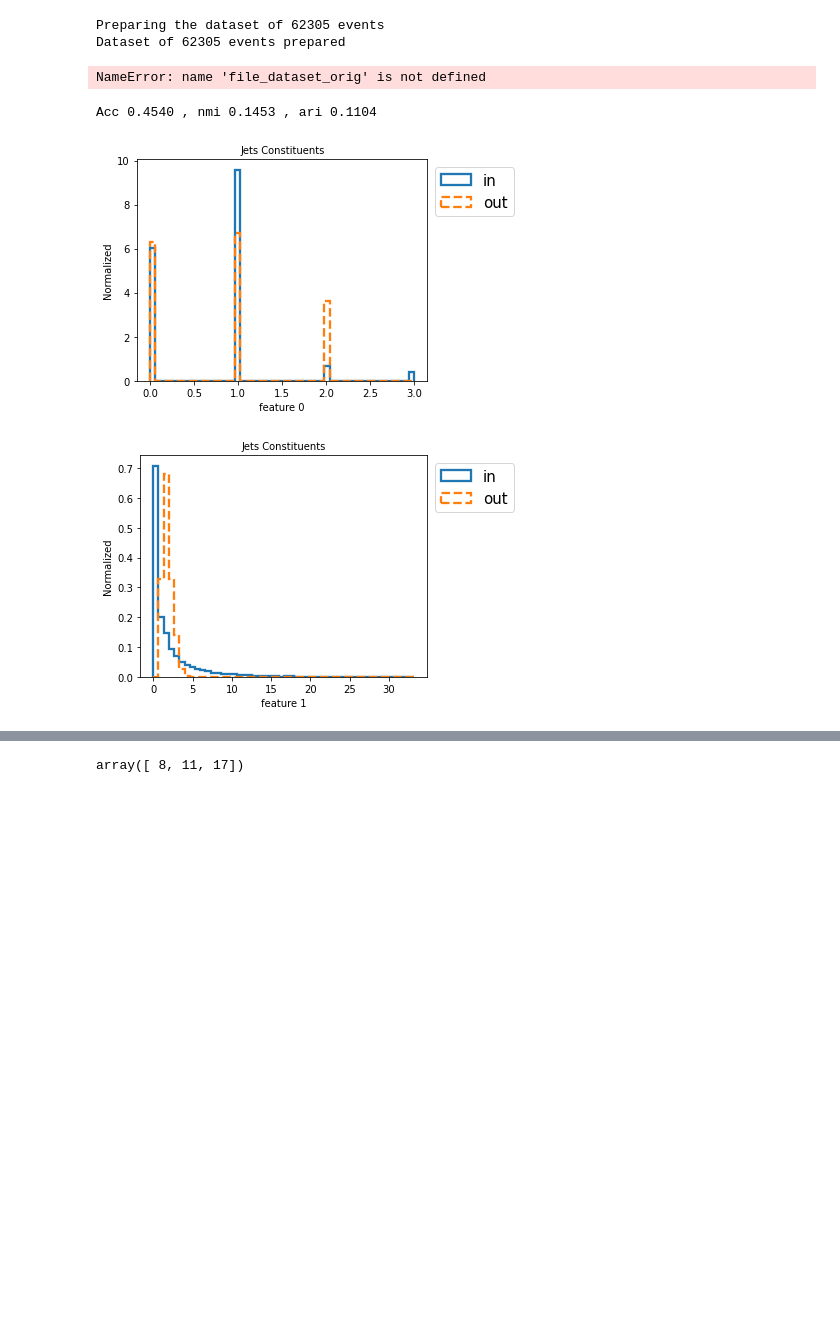
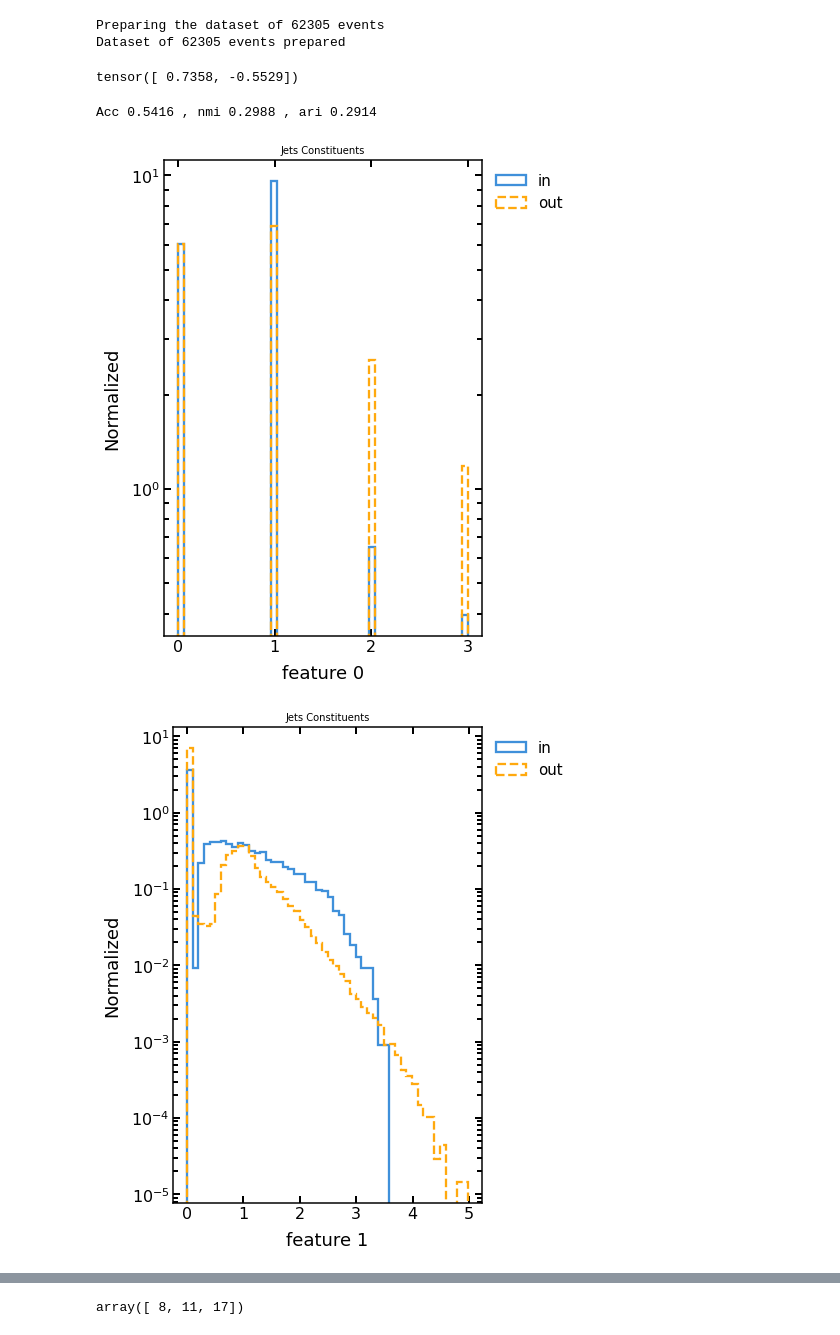
Before and after one commit to chernyavskaya/AnomalyClustering, a Jupyter notebook: testing_graph_clustering.ipynb, the cells around one changed output, grey strips where cells are left out. Drawn from its saved outputs; the diff is of its cells as text; code cells hidden in the pictures; blank space fills up the shorter version.

```diff
--- a/testing_graph_clustering.ipynb
+++ b/testing_graph_clustering.ipynb
@@ -54,18 +54,25 @@ n_proc = 3
 (unique, counts) = np.unique(file_dataset[:,:,0], return_counts=True)
 procs_sorted, counts_sorted = zip(*sorted(zip(unique, counts), key=lambda x: x[1],reverse=True))
 top_proc_mask = np.isin(file_dataset[:,0,0], procs_sorted[:n_proc]) #choose top 3
-file_dataset = file_dataset[top_proc_mask][:,1:12,:]
+file_dataset = file_dataset[top_proc_mask][:,0:12,:]
+file_dataset[:,:,2] = np.log(file_dataset[:,:,2]+1)
+file_dataset[:,:,3] = np.log(file_dataset[:,:,3]+1)
 
 datas = []
 tot_evt =  file_dataset.shape[0]# int(1e4)
 print('Preparing the dataset of {} events'.format(tot_evt))
-n_objs = 11
-adj = [csr_matrix(np.ones((n_objs,n_objs)) - np.eye(n_objs))]*tot_evt
-edge_index = [from_scipy_sparse_matrix(a)[0] for a in adj]
-x = [torch.tensor(file_dataset[i_evt,:,1:], dtype=torch.float) for i_evt in range(tot_evt)]
+n_objs = 12
+#adj = [csr_matrix(np.ones((n_objs,n_objs)) - np.eye(n_objs))]*tot_evt
+#edge_index = [from_scipy_sparse_matrix(a)[0] for a in adj]
+adj_non_con = make_adjacencies(file_dataset)
+adj_non_connected = [csr_matrix(adj_non_con[i]) for i in range(tot_evt)]
+edge_index = [from_scipy_sparse_matrix(a)[0] for a in adj_non_connected]
+
+x = [torch.tensor(file_dataset[i_evt,1:,1:], dtype=torch.float) for i_evt in range(tot_evt)]
 y = [torch.tensor(int(file_dataset[i_evt,0,0]), dtype=torch.int) for i_evt in range(tot_evt)]
-datas = [Data(x=x_jet, edge_index=edge_index_jet,y=torch.unsqueeze(u_jet, 0))
-    for x_jet,edge_index_jet,u_jet in zip(x,edge_index,y)]
+met = [torch.tensor(file_dataset[i_evt,0,[2,5]], dtype=torch.float) for i_evt in range(tot_evt)]
+datas = [Data(x=x_event, edge_index=edge_index_event,y=torch.unsqueeze(y_event, 0),x_met=met_event)
+    for x_event,edge_index_event,y_event,met_event in zip(x,edge_index,y,met)]
 print('Dataset of {} events prepared'.format(tot_evt))
 dataset  = GraphDataset(datas)
 device = torch.device('cuda:0' if torch.cuda.is_available() else 'cpu')
@@ -73,32 +80,9 @@ device = torch.device('cuda:0' if torch.cuda.is_available() else 'cpu')
 Preparing the dataset of 62305 events
 Dataset of 62305 events prepared
 # %%
-def eppt_to_xyz(pt, eta, phi):
-    px = pt*np.cos(phi)
-    py =  pt*np.sin(phi)
-    pz = pt * np.sinh(eta)
-    e = np.sqrt(np.square(pt)+np.square(pz)) #no mass, mass = 0
-    return e,px,py,pz
-
-
-file_dataset = file_dataset_orig[:,0:1,:]
-mask = (file_dataset[:,:,2]>0.25) & (file_dataset[:,:,3]>0.25) & (file_dataset[:,:,1]==1) & (file_dataset[:,:,0]==17)
-rear_first = np.stack([file_dataset[:,:,2][mask],file_dataset[:,:,3][mask],file_dataset[:,:,4][mask],file_dataset[:,:,5][mask]],axis=-1)
-
-jet1_e,jet1_px,jet1_py,jet1_pz = eppt_to_xyz( file_dataset[:,:,2][mask], file_dataset[:,:,4][mask], file_dataset[:,:,3][mask])
-rear_second = np.stack([jet1_e,jet1_px,jet1_py,jet1_pz],axis=-1)
-#np.expand_dims(jet1_e,-1),np.expand_dims(jet1_px,-1),np.expand_dims(jet1_py,-1),np.expand_dims(jet1_pz,-1)]
-
-rear = np.concatenate([rear_first,rear_second],axis=-1)
-for i in range(rear.shape[-1]):
-    plt.figure(figsize=(10,8))
-    bins = np.linspace(-50, 50, 100)
-    if i==2 or i==3 :#or i==5 or i==6:
-        bins = np.linspace(-3, 3, 100)
-    plot = plt.hist(rear[:,i],bins=bins)
-   # plt.semilogy( )
+datas[0].x_met
 # %% [output]
-NameError: name 'file_dataset_orig' is not defined
+tensor([ 0.7358, -0.5529])
 # %%
 from sklearn.metrics import adjusted_rand_score as ari_score
 from sklearn.metrics.cluster import normalized_mutual_info_score as nmi_score
@@ -111,14 +95,14 @@ num_clusters_dict = {}
 for num_cluster in [3]:
     model = IDEC(input_shape = [11,5],
                 hidden_channels = [10, 12, 16, 20, 25, 30,40],
-                latent_dim =8,
+                latent_dim =5,
                 n_clusters=num_cluster,
                 alpha=1,
                 pretrain_path='data_graph/graph_ae_pretrain.pkl'
     ).to(device)
 
     model.load_state_dict(torch.load(
-"/eos/user/n/nchernya/MLHEP/AnomalyDetection/AnomalyClustering/IDEC/data_graph/graph_ae_pretrain_top_3_emb_new_fullmodel_num_clust_{}.pkl".format(num_cluster)))
+"/eos/user/n/nchernya/MLHEP/AnomalyDetection/AnomalyClustering/IDEC/data_graph/graph_ae_pretrain_top_3_emb_log_real_part_huber_fullmodel_num_clust_{}.pkl".format(num_cluster)))
 
     batch_size=256
     test_loader = DataLoader(
@@ -147,35 +131,35 @@ for num_cluster in [3]:
     num_clusters_dict[num_cluster]['db_score'] = davies_bouldin_score(latent_pred[idx], predicted_reassigned[idx])
     num_clusters_dict[num_cluster]['ch_score'] = calinski_harabasz_score(latent_pred[idx], predicted_reassigned[idx])
 # %% [output]
-Acc 0.4540 , nmi 0.1453 , ari 0.1104
+Acc 0.5416 , nmi 0.2988 , ari 0.2914
 # %%
 sys.path.append(os.path.abspath(os.path.join('../')))
 import vande.util.util_plotting as vande_plot
 reload(vande_plot)
 
 #t = file_dataset[:int(1e3),:,2:]
 #t = t.reshape((t.shape[0])*t.shape[1],t.shape[2])
 
 #t = np.vstack(emb_input)
 
 t = file_dataset[:int(1e3),:,1:]
 t = t.reshape((t.shape[0])*t.shape[1],t.shape[2])
 
 pred_features = np.array([model.forward(d.x.to(device),d.edge_index.to(device),d.batch.to(device))[0].data.cpu().numpy() for i,d in enumerate(test_loader)])
 pred_features_small = pred_features[:,:,4:]
 
 pr_f = np.expand_dims(np.argmax(np.exp(pred_features[:,:,0:4]),axis=-1),axis=-1)
 pred_features_small = np.concatenate([pr_f,pred_features[:,:,4:]],axis=-1)
 
 pred_features_2 = pred_features_small.reshape((pred_features_small.shape[0])*pred_features_small.shape[1],pred_features_small.shape[2])
 
 
 
 vande_plot.plot_features([t,pred_features_2], 'feature' ,
                              'Normalized' , 'Jets Constituents',
                              plotname='test',
                              legend=['in','out'],
-                              ylogscale=False)
+                              ylogscale=True)
 # %% [output]
-[figure, old version]
+[figure, new version]
-[figure, old version]
+[figure, new version]
```
Also changed, not shown: parts of 12 cells of this notebook, 1 other file.
